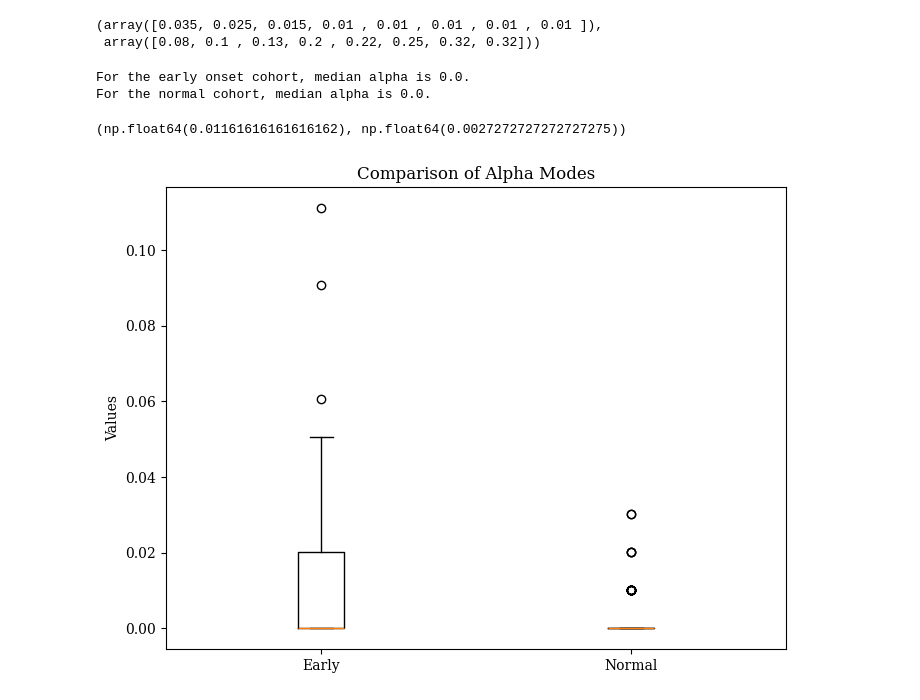
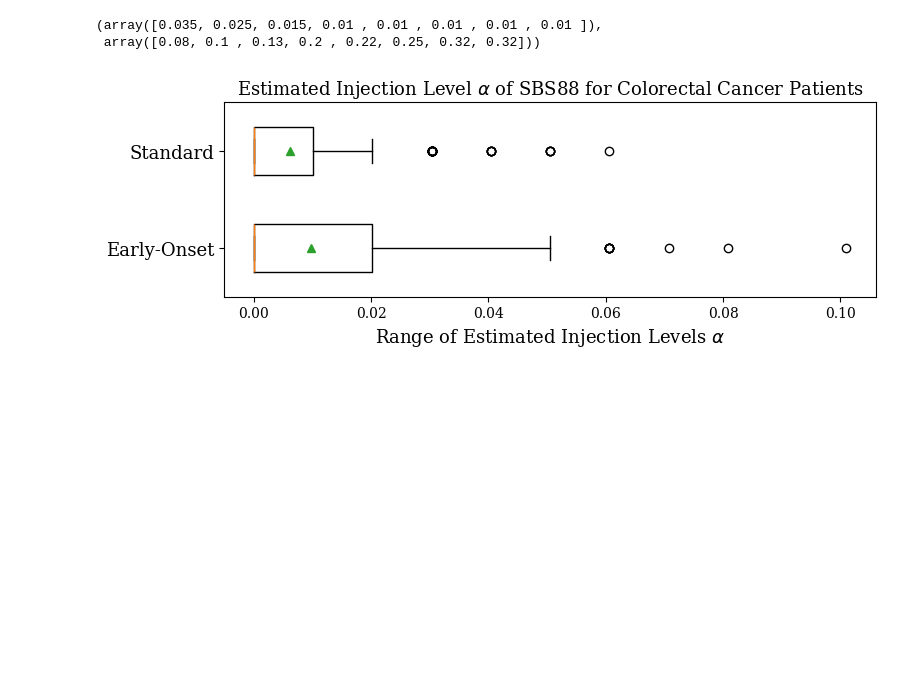
Before and after one commit to fredwdickinson/rscam-g6, a Jupyter notebook: Notebooks/abc_alpha/abc_analysis.ipynb, the cells around one changed output. Cells and saved outputs as stored; diff of their text form; code cells hidden in the pictures; blank space fills up the shorter version.

Commit message:
Estimated CRC injection

```diff
--- a/Notebooks/abc_alpha/abc_analysis.ipynb
+++ b/Notebooks/abc_alpha/abc_analysis.ipynb
@@ -799,29 +799,36 @@ new_best_tols, new_best_Js
 # %%
 # Generate 10 signatures from the real life early CRC profile.
 # Do any of them suggest SBS88 presence for the new combination?
-B = 100
+B = 500
 tol = 0.05
 early_test_sigs = synthetic_data.generate_signature(early_weights, N_muts = 250, B = B)
 normal_test_sigs = synthetic_data.generate_signature(normal_weights, N_muts = 250, B = B)
 
-alpha_modes_early = np.zeros(B)
-alpha_modes_normal = np.zeros(B)
+alpha_modes_early_nm250 = np.zeros(B)
+alpha_modes_normal_nm250 = np.zeros(B)
 
 for j, test_sig in enumerate(early_test_sigs):
-    _, _, a0, a1, amode, _ = abc_models.abc_alpha_inference(test_sig, new_normal_weights, sbs88_profile, N_muts = 1000, tol = tol, plot = False)
-    alpha_modes_early[j] = amode
+    _, _, a0, a1, amode, _ = abc_models.abc_alpha_inference(test_sig, new_normal_weights, sbs88_profile, N_muts = 250, tol = tol, plot = False)
+    alpha_modes_early_nm250[j] = amode
 
 for k, test_sig in enumerate(normal_test_sigs):
-    _, _, a0, a1, amode, _ = abc_models.abc_alpha_inference(test_sig, new_normal_weights, sbs88_profile, N_muts = 1000, tol = tol, plot = False)
-    alpha_modes_normal[k] = amode
-
-
-print(rf"For the early onset cohort, median alpha is {round(np.median(alpha_modes_early), 4)}.")
-print(rf"For the normal cohort, median alpha is {round(np.median(alpha_modes_normal), 4)}.")
+    _, _, a0, a1, amode, _ = abc_models.abc_alpha_inference(test_sig, new_normal_weights, sbs88_profile, N_muts = 250, tol = tol, plot = False)
+    alpha_modes_normal_nm250[k] = amode
-# %% [output]
-For the early onset cohort, median alpha is 0.0.
-For the normal cohort, median alpha is 0.0.
 # %%
-np.mean(alpha_modes_early), np.mean(alpha_modes_normal),
+# Generate 10 signatures from the real life early CRC profile.
+# Do any of them suggest SBS88 presence for the new combination?
+B = 500
+tol = 0.05
+early_test_sigs_nm500 = synthetic_data.generate_signature(early_weights, N_muts = 500, B = B)
+normal_test_sigs_nm500 = synthetic_data.generate_signature(normal_weights, N_muts = 500, B = B)
+
+alpha_modes_early_nm500 = np.zeros(B)
+alpha_modes_normal_nm500 = np.zeros(B)
+
+for j, test_sig in enumerate(early_test_sigs_nm500):
+    _, _, a0, a1, amode, _ = abc_models.abc_alpha_inference(test_sig, new_normal_weights, sbs88_profile, N_muts = 500, tol = tol, plot = False)
+    alpha_modes_early_nm500[j] = amode
+
+for k, test_sig in enumerate(normal_test_sigs_nm500):
+    _, _, a0, a1, amode, _ = abc_models.abc_alpha_inference(test_sig, new_normal_weights, sbs88_profile, N_muts = 500, tol = tol, plot = False)
+    alpha_modes_normal_nm500[k] = amode
-# %% [output]
-(np.float64(0.01161616161616162), np.float64(0.0027272727272727275))
@@ -828,11 +853,14 @@ np.mean(alpha_modes_early), np.mean(alpha_modes_normal),
 # %%
-data = [alpha_modes_early, alpha_modes_normal]
-labels = ['Early', 'Normal']
+data = [alpha_modes_early_nm250, alpha_modes_normal_nm250]
+labels = ["Early-Onset", "Standard"]
 
-plt.figure(figsize=(8, 6))
-plt.boxplot(data, labels=labels)
-plt.title('Comparison of Alpha Modes')
-plt.ylabel('Values')
+fig, ax = plt.subplots(figsize = (8, 3), tight_layout = True)
+ax.boxplot(data, tick_labels = labels, vert = False, showmeans = True, widths = 0.5)
+ax.set_xlabel(r"Range of Estimated Injection Levels $\alpha$", fontsize = 13)
+ax.set_title(r"Estimated Injection Level $\alpha$ of SBS88 for Colorectal Cancer Patients", fontsize = 13)
+ax.tick_params(axis = "y", labelsize = 13)
+
+# plt.savefig("crc-alpha-estimates.png", format = "png", dpi = 200)
 plt.show()
 # %% [output]
-[figure, old version]
+[figure, new version]
```
Also changed, not shown: parts of 2 cells of this notebook, 1 other file.
